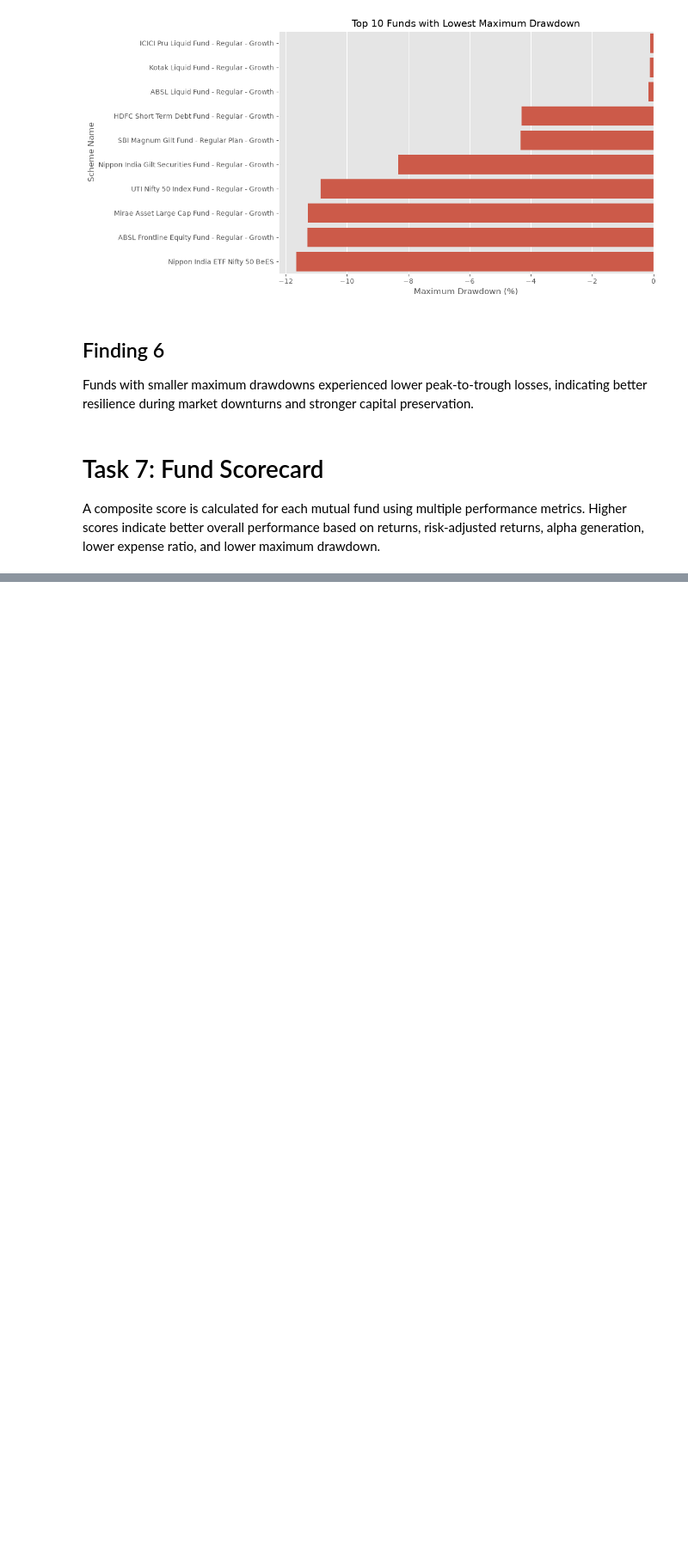
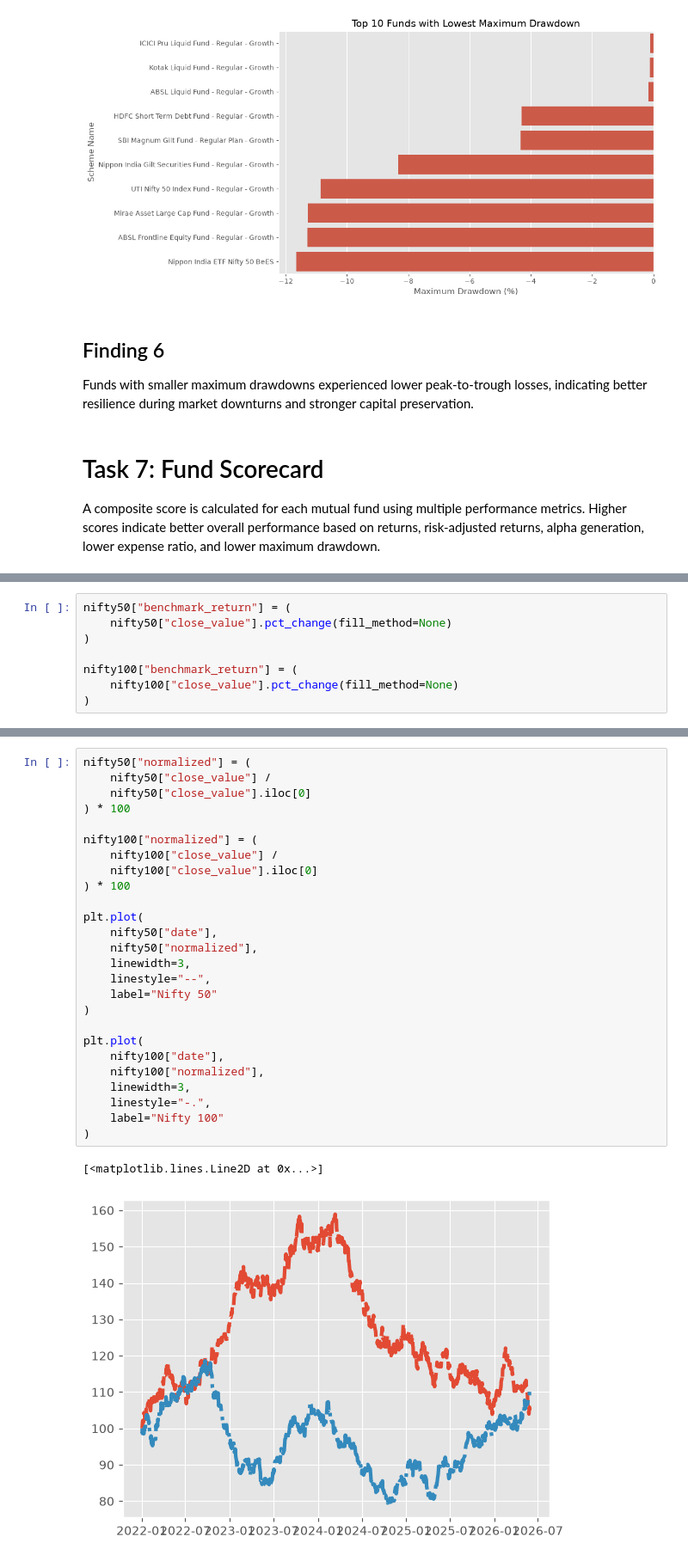
Before and after one commit to DHANASHRI1221/Mutual_Fund_Analytics, a Jupyter notebook: notebooks/Performance_Analytics.ipynb, the cells around one changed output, grey strips where cells are left out. Shown at 86% size. Saved outputs shown, nothing was run; the diff lists cells and outputs as text; blank space fills up the shorter version.

```diff
--- a/notebooks/Performance_Analytics.ipynb
+++ b/notebooks/Performance_Analytics.ipynb
@@ -790,0 +907,8 @@ KeyError: "['expense_ratio'] not in index"
+# %%
+nifty50["benchmark_return"] = (
+    nifty50["close_value"].pct_change(fill_method=None)
+)
+
+nifty100["benchmark_return"] = (
+    nifty100["close_value"].pct_change(fill_method=None)
+)
@@ -790,0 +944,29 @@ KeyError: "['expense_ratio'] not in index"
+# %%
+nifty50["normalized"] = (
+    nifty50["close_value"] /
+    nifty50["close_value"].iloc[0]
+) * 100
+
+nifty100["normalized"] = (
+    nifty100["close_value"] /
+    nifty100["close_value"].iloc[0]
+) * 100
+
+plt.plot(
+    nifty50["date"],
+    nifty50["normalized"],
+    linewidth=3,
+    linestyle="--",
+    label="Nifty 50"
+)
+
+plt.plot(
+    nifty100["date"],
+    nifty100["normalized"],
+    linewidth=3,
+    linestyle="-.",
+    label="Nifty 100"
+)
+# %% [output]
+[<matplotlib.lines.Line2D at 0x...>]
+[figure, added]
```
Also changed, not shown: parts of 33 cells of this notebook, 5 other files.
